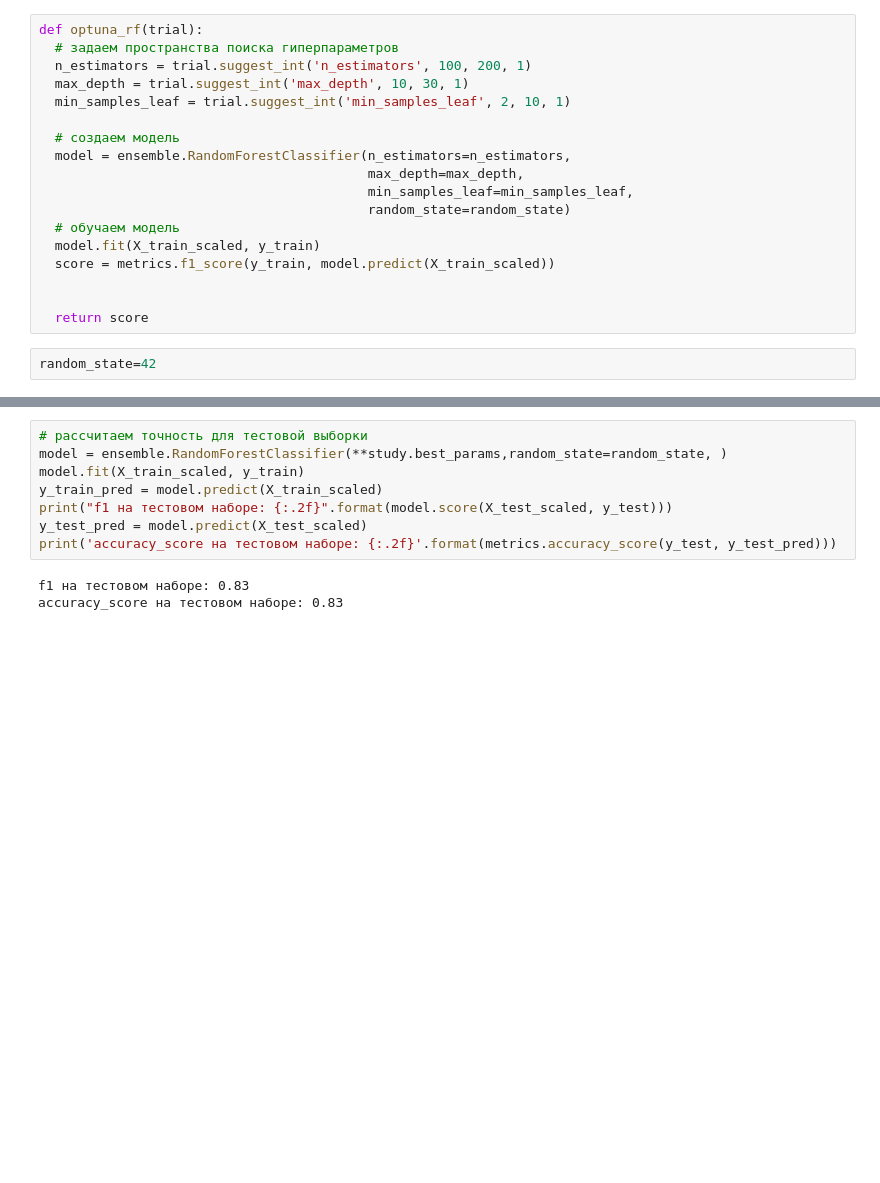
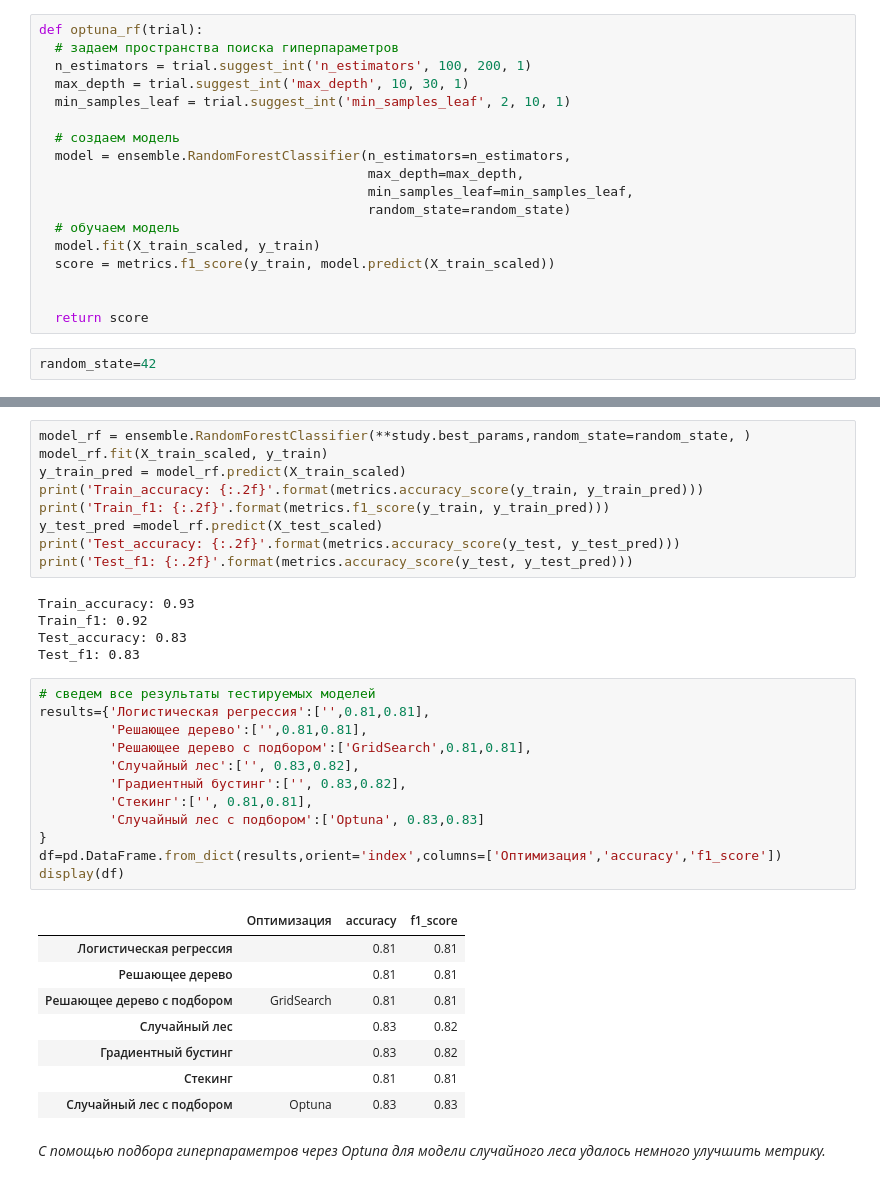
Before and after one commit to Gala6585/DS_Project_04, a Jupyter notebook: Project_4_ML.ipynb, the cells around one changed output, grey strips where cells are left out. Saved outputs shown, nothing was run; the diff lists cells and outputs as text; blank space fills up the shorter version.

```diff
--- a/Project_4_ML.ipynb
+++ b/Project_4_ML.ipynb
@@ -973,12 +1034,38 @@ print("f1_score на обучающем наборе: {:.2f}".format(study.best_
 f1_score на обучающем наборе: 0.92
 # %%
-# рассчитаем точность для тестовой выборки
-model = ensemble.RandomForestClassifier(**study.best_params,random_state=random_state, )
-model.fit(X_train_scaled, y_train)
-y_train_pred = model.predict(X_train_scaled)
-print("f1 на тестовом наборе: {:.2f}".format(model.score(X_test_scaled, y_test)))
-y_test_pred = model.predict(X_test_scaled)
-print('accuracy_score на тестовом наборе: {:.2f}'.format(metrics.accuracy_score(y_test, y_test_pred)))
+model_rf = ensemble.RandomForestClassifier(**study.best_params,random_state=random_state, )
+model_rf.fit(X_train_scaled, y_train)
+y_train_pred = model_rf.predict(X_train_scaled)
+print('Train_accuracy: {:.2f}'.format(metrics.accuracy_score(y_train, y_train_pred)))
+print('Train_f1: {:.2f}'.format(metrics.f1_score(y_train, y_train_pred)))
+y_test_pred =model_rf.predict(X_test_scaled)
+print('Test_accuracy: {:.2f}'.format(metrics.accuracy_score(y_test, y_test_pred)))
+print('Test_f1: {:.2f}'.format(metrics.accuracy_score(y_test, y_test_pred)))
 # %% [output]
-f1 на тестовом наборе: 0.83
-accuracy_score на тестовом наборе: 0.83
+Train_accuracy: 0.93
+Train_f1: 0.92
+Test_accuracy: 0.83
+Test_f1: 0.83
+# %%
+# сведем все результаты тестируемых моделей
+results={'Логистическая регрессия':['',0.81,0.81],
+         'Решающее дерево':['',0.81,0.81],
+         'Решающее дерево с подбором':['GridSearch',0.81,0.81],
+         'Случайный лес':['', 0.83,0.82],
+         'Градиентный бустинг':['', 0.83,0.82],
+         'Стекинг':['', 0.81,0.81],
+         'Случайный лес c подбором':['Optuna', 0.83,0.83]
+}
+df=pd.DataFrame.from_dict(results,orient='index',columns=['Оптимизация','accuracy','f1_score'])
+display(df)
+# %% [output]
+|  | Оптимизация | accuracy | f1_score |
+| Логистическая регрессия |  | 0.81 | 0.81 |
+| Решающее дерево |  | 0.81 | 0.81 |
+| Решающее дерево с подбором | GridSearch | 0.81 | 0.81 |
+| Случайный лес |  | 0.83 | 0.82 |
+| Градиентный бустинг |  | 0.83 | 0.82 |
+| Стекинг |  | 0.81 | 0.81 |
+| Случайный лес c подбором | Optuna | 0.83 | 0.83 |
+# %% [markdown]
+*С помощью подбора гиперпараметров через Optuna для модели случайного леса удалось немного улучшить метрику.*
```
Also changed, not shown: parts of 22 cells of this notebook.
